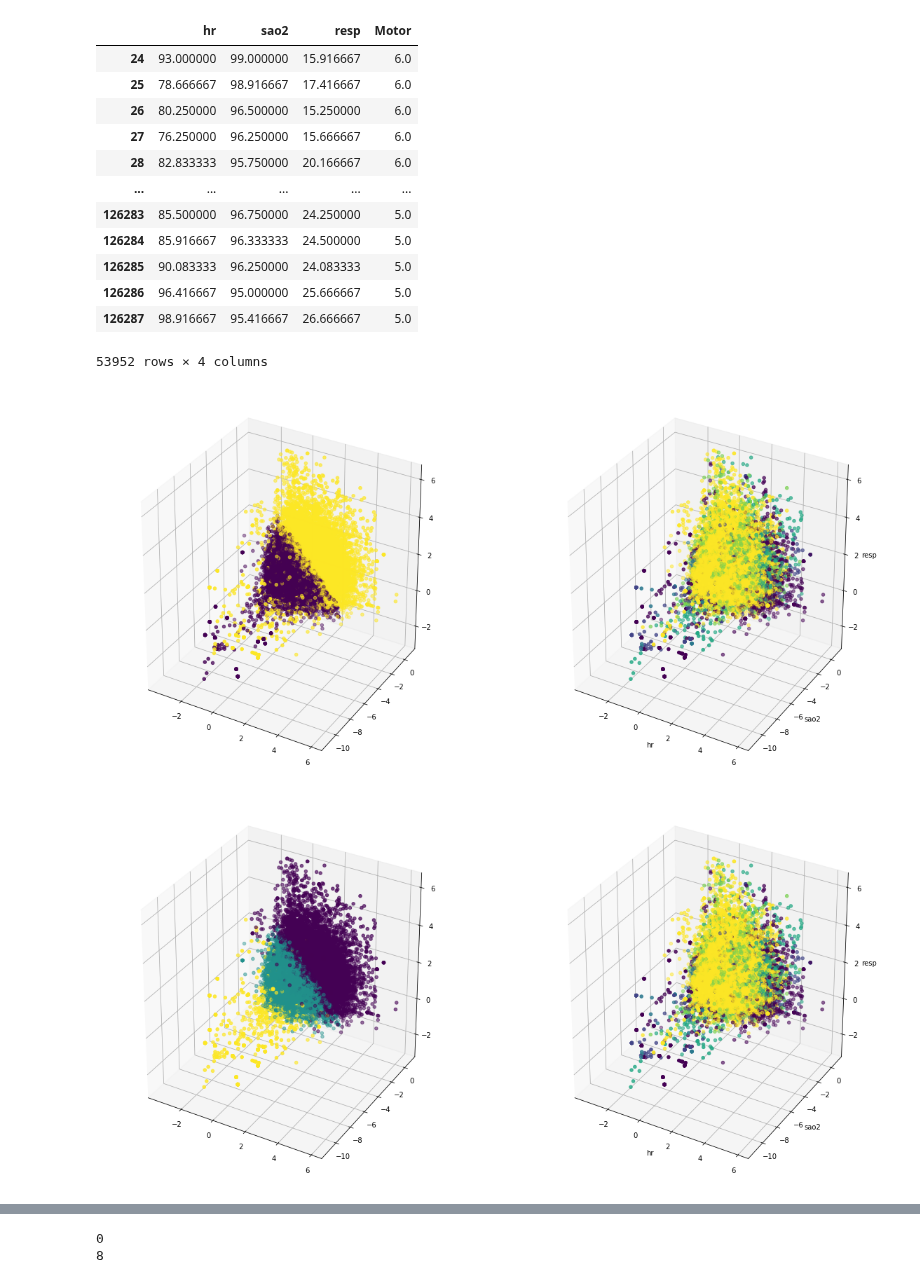
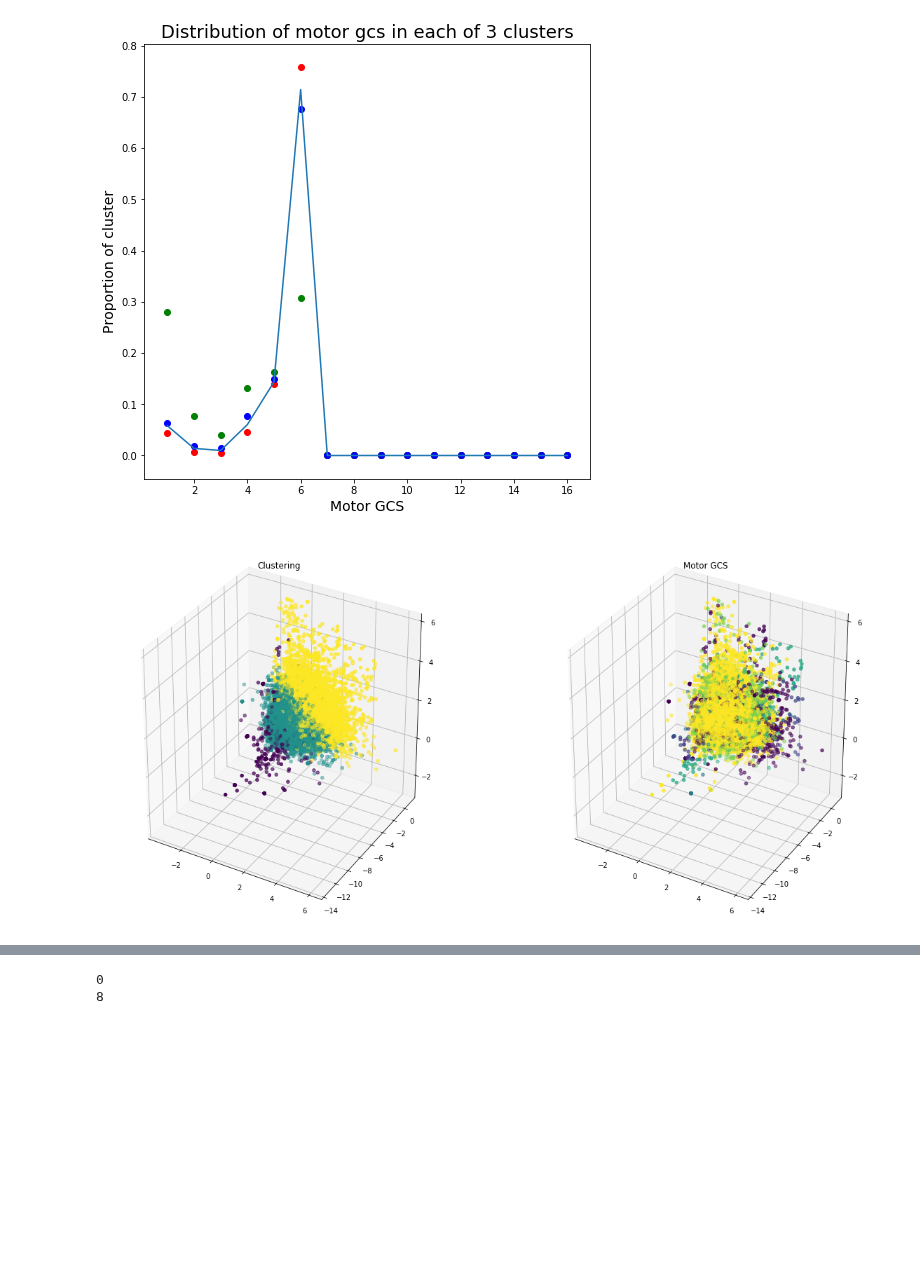
Before and after one commit to adit98/tbi, a Jupyter notebook: notebooks/Clustering.ipynb, the cells around one changed output, grey strips where cells are left out. Drawn from its saved outputs; the diff is of its cells as text; code cells hidden in the pictures; blank space fills up the shorter version.

Commit message:
clustering code

```diff
--- a/notebooks/Clustering.ipynb
+++ b/notebooks/Clustering.ipynb
@@ -14,9 +14,7 @@ import sklearn.metrics as sm
 from sklearn import datasets
 from sklearn.metrics import confusion_matrix, classification_report
 from sklearn.metrics import silhouette_samples, silhouette_score
-
-from jqmcvi import base
 pd.set_option('display.max_columns', None)
-binned_data = pd.read_csv("data/binned_time_series.csv")
+binned_data = pd.read_csv("../data/loaded/processed/ts_processed.csv")
 display(binned_data)
 # %% [output]
@@ -64,44 +50,69 @@ plt.title('Ground Truth')
 # %%
-new_df = binned_data[['hr', 'sao2', 'resp', 'Motor']]
+new_df = binned_data[['hr', 'sao2','resp', 'noninvasivemean', 'temp', 'verbal', 'eyes', 'gcs']]
 new_df = new_df.dropna()
-display(new_df)
-v = new_df.values[:, :3]
 
+#predictors
+v = new_df.values[:, :new_df.shape[1]-3]
 from sklearn.preprocessing import StandardScaler
 scaler = StandardScaler()
 scaler.fit(v)
 v = scaler.transform(v)
 
-g = new_df.values[:, 3]
+#labels
+g = new_df.values[:, new_df.shape[1]-1]
 inertia = []
-for k in range(2,10):
+
+def plotClusters(v, g, k):
     clustering = KMeans(n_clusters = k)
     cluster_labels = clustering.fit_predict(v)
 
     inertia.append(clustering.inertia_)
     from mpl_toolkits.mplot3d import Axes3D
     fig = plt.figure(figsize = (20, 10))
     ax = fig.add_subplot(121, projection='3d')
     ax.scatter(v[:, 0], v[:, 1], v[:, 2], c = cluster_labels)
+    ax.set_title("Clustering")
 
     ax = fig.add_subplot(122, projection='3d')
     ax.scatter(v[:, 0], v[:, 1], v[:, 2], c = g)
-    ax.set_xlabel("hr")
-    ax.set_ylabel("sao2")
-    ax.set_zlabel("resp")
+    ax.set_title("Motor GCS")
+
+def clusterDistributions(v, g, k = 3):
+    clustering = KMeans(n_clusters = k)
+    cluster_labels = clustering.fit_predict(v)
+    a = np.unique(cluster_labels)
+    cts = np.zeros((a.shape[0], np.unique(g).shape[0]))
+    l = 0
+    for i in a:
+        inds = np.where(cluster_labels == a[i])[0]
+        score, scorects = np.unique(g[inds].astype(int), return_counts = True)
+        for j in np.arange(len(score)):
+            cts[l, score[j] - 1] = scorects[j]
+        l = l + 1
+    return cts
+
+def plotGrpDist(grpcts, k = 3, norm = False):
+    x = np.arange(grpcts.shape[1]) + 1
+    c = ['r', 'g', 'b', 'k', 'y']
+    i = 0
+    plt.figure(figsize = (8,8))
+    for r in np.arange(grpcts.shape[0]):
+        dist = grpcts[r, :]
+        dist = dist/np.sum(dist)
+        if(norm):
+            dist = dist - (np.sum(grpcts, axis = 0)/np.sum(grpcts))
+        plt.scatter(x, dist, color = c[i])
+        plt.title("Distribution of motor gcs in each of " + str(k) + " clusters", size = 18)
+        plt.xlabel("Motor GCS", size = 14)
+        plt.ylabel("Proportion of cluster", size = 14)
+        i = i + 1
+    if not norm:
+        plt.plot(x, np.sum(grpcts, axis = 0)/np.sum(grpcts))
+
+k = 3
+grpcts = clusterDistributions(v, g, k)
+plotGrpDist(grpcts, k, norm = False)
+plotClusters(v, g, 3)
 # %% [output]
-|  | hr | sao2 | resp | Motor |
-| 24 | 93.000000 | 99.000000 | 15.916667 | 6.0 |
-| 25 | 78.666667 | 98.916667 | 17.416667 | 6.0 |
-| 26 | 80.250000 | 96.500000 | 15.250000 | 6.0 |
-| 27 | 76.250000 | 96.250000 | 15.666667 | 6.0 |
-| 28 | 82.833333 | 95.750000 | 20.166667 | 6.0 |
-| ... | ... | ... | ... | ... |
-| 126283 | 85.500000 | 96.750000 | 24.250000 | 5.0 |
-| 126284 | 85.916667 | 96.333333 | 24.500000 | 5.0 |
-| 126285 | 90.083333 | 96.250000 | 24.083333 | 5.0 |
-| 126286 | 96.416667 | 95.000000 | 25.666667 | 5.0 |
-| 126287 | 98.916667 | 95.416667 | 26.666667 | 5.0 |
-53952 rows × 4 columns
-[figure, old version]
+[figure, new version]
-[figure, old version]
+[figure, new version]
```
Also changed, not shown: parts of 3 cells of this notebook.
